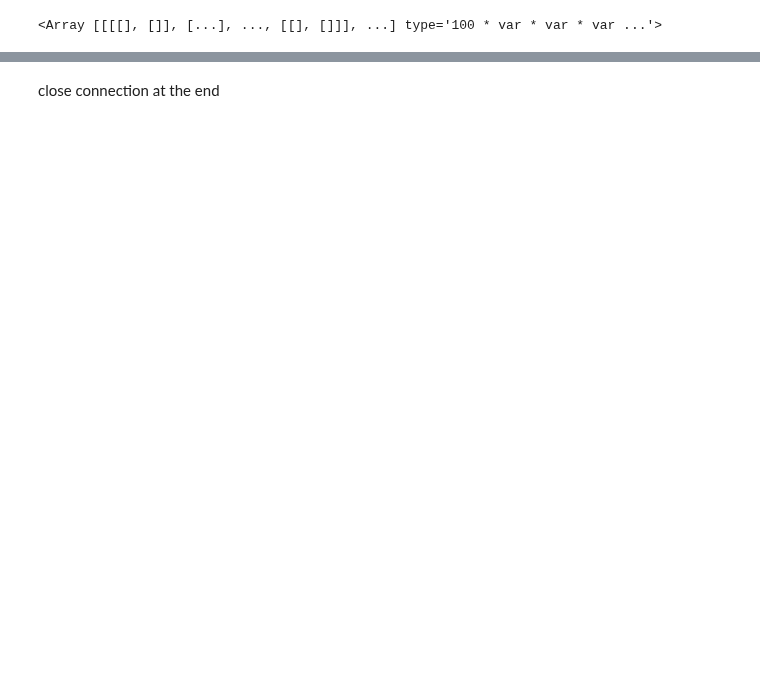
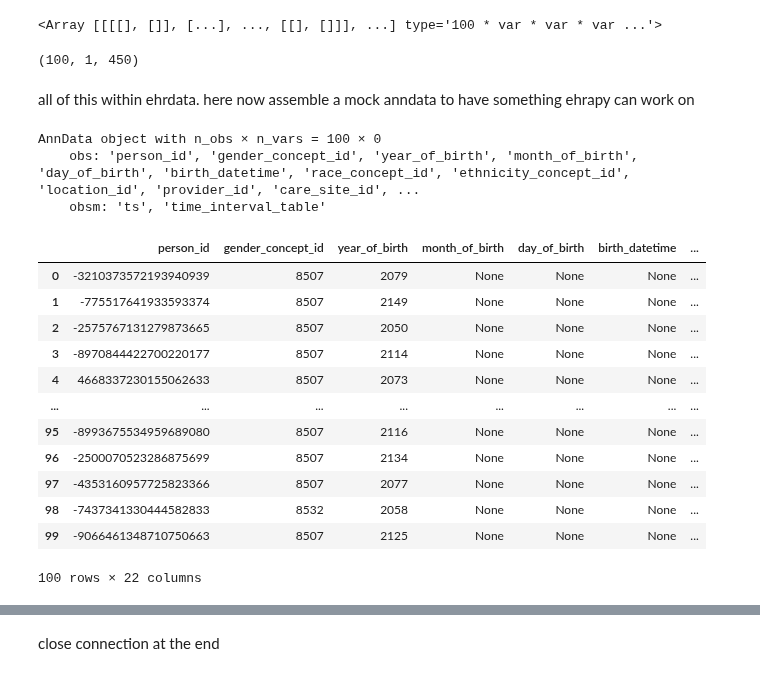
Before and after one commit to theislab/ehrdata, a Jupyter notebook: notebooks/mimic_iv_example.ipynb, the cells around one changed output, grey strips where cells are left out. Cells and saved outputs as stored; diff of their text form; code cells hidden in the pictures; blank space fills up the shorter version.

```diff
--- a/notebooks/mimic_iv_example.ipynb
+++ b/notebooks/mimic_iv_example.ipynb
@@ -62,0 +80,31 @@ ehrdata.io.time_interval_table(ts)
+# %%
+np.array(time_interval_table).shape
+# %% [output]
+(100, 1, 450)
+# %% [markdown]
+all of this within ehrdata. here now assemble a mock anndata to have something ehrapy can work on
+# %%
+edata = ad.AnnData(X=None, obs=obs2)
+edata.obsm["ts"] = ts
+edata.obsm["time_interval_table"] = np.array(time_interval_table)
+edata
+# %% [output]
+AnnData object with n_obs × n_vars = 100 × 0
+    obs: 'person_id', 'gender_concept_id', 'year_of_birth', 'month_of_birth', 'day_of_birth', 'birth_datetime', 'race_concept_id', 'ethnicity_concept_id', 'location_id', 'provider_id', 'care_site_id', ...
+    obsm: 'ts', 'time_interval_table'
+# %%
+edata.obs
+# %% [output]
+|  | person_id | gender_concept_id | year_of_birth | month_of_birth | day_of_birth | birth_datetime | ... |
+| 0 | -3210373572193940939 | 8507 | 2079 | None | None | None | ... |
+| 1 | -775517641933593374 | 8507 | 2149 | None | None | None | ... |
+| 2 | -2575767131279873665 | 8507 | 2050 | None | None | None | ... |
+| 3 | -8970844422700220177 | 8507 | 2114 | None | None | None | ... |
+| 4 | 4668337230155062633 | 8507 | 2073 | None | None | None | ... |
+| ... | ... | ... | ... | ... | ... | ... | ... |
+| 95 | -8993675534959689080 | 8507 | 2116 | None | None | None | ... |
+| 96 | -2500070523286875699 | 8507 | 2134 | None | None | None | ... |
+| 97 | -4353160957725823366 | 8507 | 2077 | None | None | None | ... |
+| 98 | -7437341330444582833 | 8532 | 2058 | None | None | None | ... |
+| 99 | -9066461348710750663 | 8507 | 2125 | None | None | None | ... |
+100 rows × 22 columns
```
Also changed, not shown: parts of 7 cells of this notebook, 6 other files.
